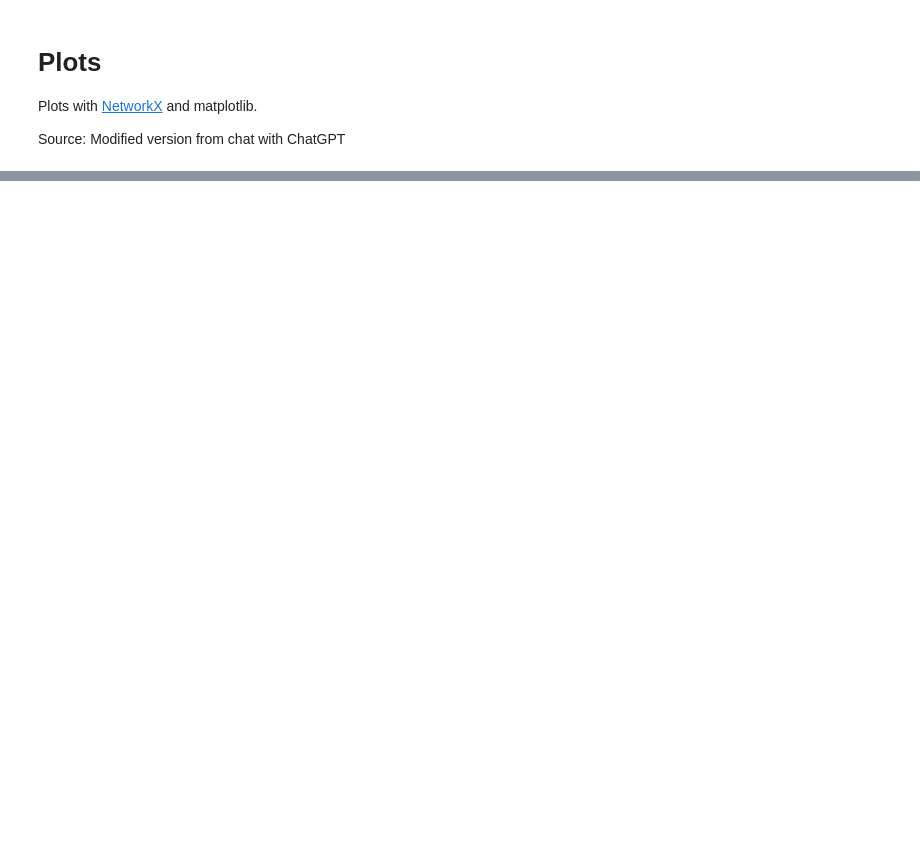
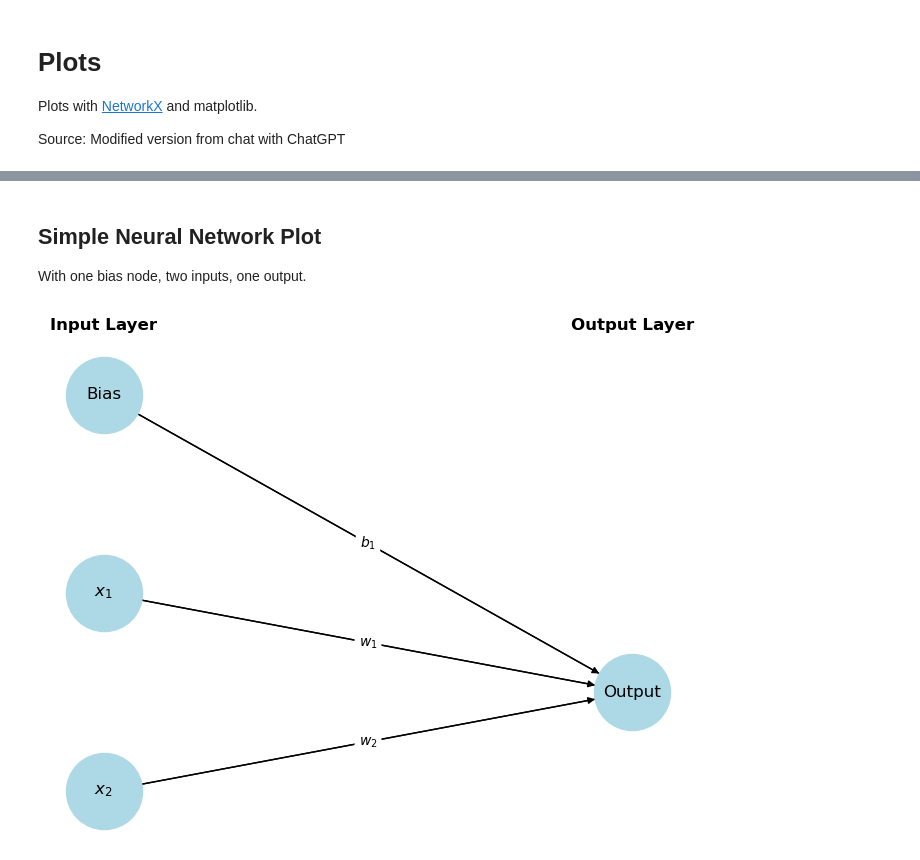
Before and after one commit to shyye/introduction-to-machine-learning, a Jupyter notebook: neural_networks/plots.ipynb, the cells around one changed output, grey strips where cells are left out. Saved outputs shown, nothing was run; the diff lists cells and outputs as text; code cells hidden in the pictures; blank space fills up the shorter version.

```diff
--- a/neural_networks/plots.ipynb
+++ b/neural_networks/plots.ipynb
@@ -87,0 +94,59 @@ plt.show()
+# %% [markdown]
+## Simple Neural Network Plot
+With one bias node, two inputs, one output.
+# %%
+import networkx as nx
+import matplotlib.pyplot as plt
+
+# Create a directed graph
+G = nx.DiGraph()
+
+# Add nodes with positions
+G.add_node('B1', pos=(0, 3), label='Bias')
+G.add_node('I1', pos=(0, 2), label=r'$x_1$')
+G.add_node('I2', pos=(0, 1), label=r'$x_2$')
+
+G.add_node('O', pos=(1, 1.5), label='Output')
+
+# Add edges with weights as labels
+edges = [
+    ('B1', 'O', r'$b_1$'),
+    ('I1', 'O', r'$w_1$'),
+    ('I2', 'O', r'$w_2$'),
+]
+
+for edge in edges:
+    G.add_edge(edge[0], edge[1], weight=edge[2])
+
+# Get node positions
+pos = nx.get_node_attributes(G, 'pos')
+
+# Draw the nodes
+nx.draw(G, pos, with_labels=True, node_size=3000, node_color='lightblue', labels=nx.get_node_attributes(G, 'label'))
+
+# Draw the edges
+nx.draw_networkx_edges(G, pos)
+
+# Draw the edges with weights, using a custom bbox to adjust positions
+edge_labels = {(u, v): d['weight'] for u, v, d in G.edges(data=True)}
+bbox_props = dict(boxstyle="round,pad=0.3", edgecolor='none', facecolor='white', alpha=1.0)
+
+# Define positions for the edge labels
+edge_label_pos = {
+    ('B1', 'O'): (0.5, 2.23),
+    ('I1', 'O'): (0.5, 1.73),
+    ('I2', 'O'): (0.5, 1.23),
+}
+
+for (u, v), label in edge_labels.items():
+    x, y = edge_label_pos[(u, v)]
+    plt.text(x, y, label, bbox=bbox_props, horizontalalignment='center')
+
+# Add custom text labels for layers
+plt.text(0, 3.35, 'Input Layer', fontsize=12, ha='center', va='center', weight='bold')
+plt.text(1, 3.35, 'Output Layer', fontsize=12, ha='center', va='center', weight='bold')
+
+# Show plot
+plt.show()
+# %% [output]
+[figure, added]
```
Also changed, not shown: parts of 2 cells of this notebook.
